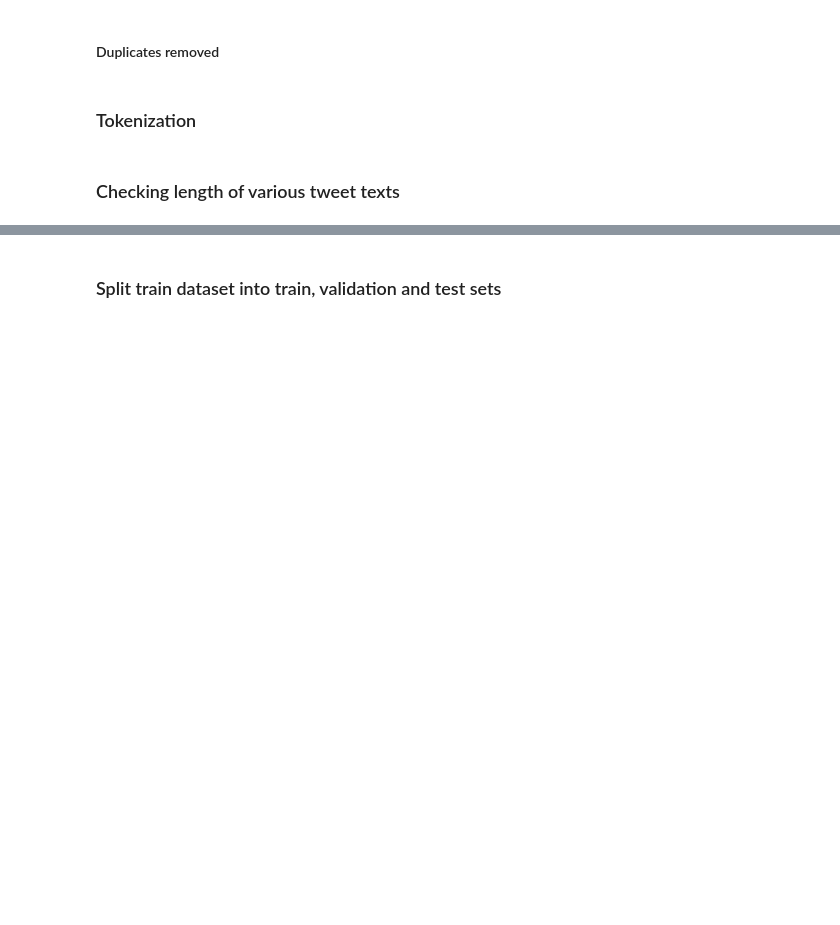
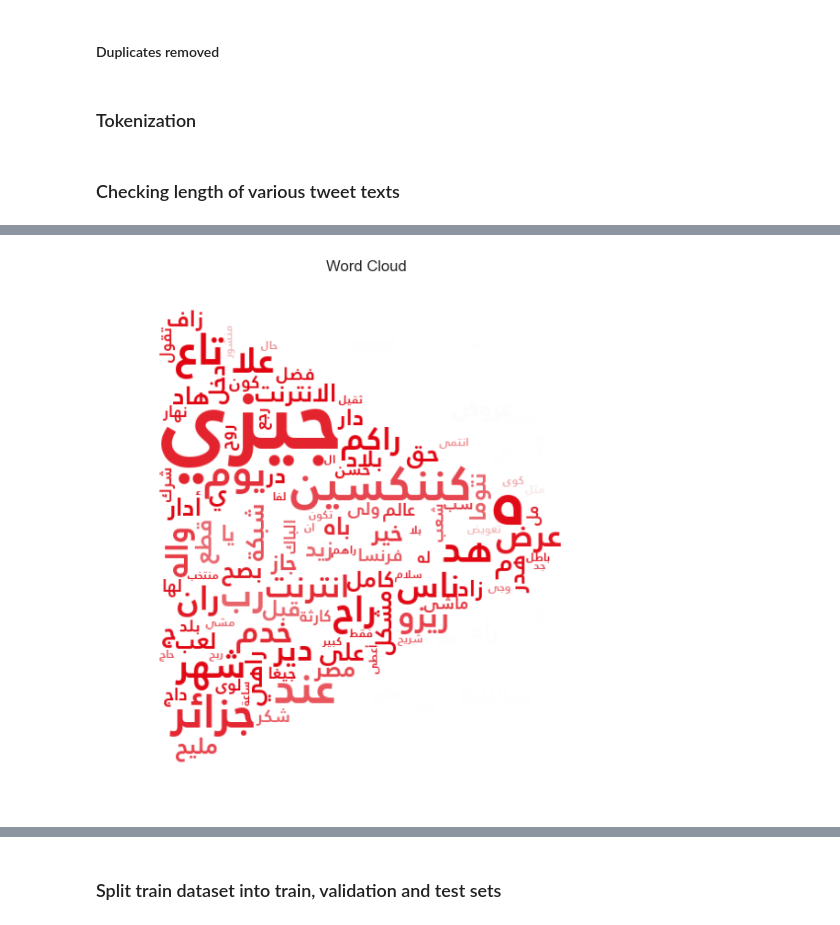
Before and after one commit to alilou2/git-one, a Jupyter notebook: pretraitement.ipynb, the cells around one changed output, grey strips where cells are left out. Cells and saved outputs as stored; diff of their text form; code cells hidden in the pictures; blank space fills up the shorter version.

```diff
--- a/pretraitement.ipynb
+++ b/pretraitement.ipynb
@@ -524,6 +485,6 @@ def tokenization(text):
     words=tokenizer.tokenize(text)
     return words
 # %%
-df['comments_clean']=df['comments_clean'].apply(str)
-if df['comments_clean'].dtype == 'object':
-    df['comments_list'] = df['comments_clean'].apply(tokenization)
+df6['comments_clean']=df6['comments_clean'].apply(str)
+if df6['comments_clean'].dtype == 'object':
+    df6['comments_list'] = df6['comments_clean'].apply(tokenization)
@@ -535,2 +490,0 @@ df1[df1['class']==0].sample(10)
-# %%
-df=df.dropna(subset = ['class','comments_clean'])
@@ -561,0 +514,2 @@ plt.show()
+# %%
+df = df[df['text_len']!=0]
@@ -561,0 +521,25 @@ plt.show()
+# %%
+def plot_wordcloud(class_type):
+    string = ""
+    for i in df[df['class'] == class_type].comments_clean.values:
+        string = string + " " + i.strip()
+    font_path = 'C:/Users/BIGNETWORK/Desktop/PFE/dataset/project/Janna LT Bold/Janna LT Bold.ttf'
+    # Reshape Arabic text for proper rendering
+    reshaped_text = arabic_reshaper.reshape(string)
+    reshaped_text = get_display(reshaped_text)
+    custom_mask = np.array(Image.open('C:/Users/BIGNETWORK/Desktop/PFE/dataset/project/logo_djezzy_play.png'))
+    mask_colors = ImageColorGenerator(custom_mask)
+    wordcloud = WordCloud(background_color='white',max_words=1600, max_font_size=100,
+                          random_state=42, width=custom_mask.shape[1], height=custom_mask.shape[0],
+                          mask=custom_mask, min_font_size=10, color_func=mask_colors,font_path=font_path).generate(reshaped_text)
+
+    plt.figure(figsize=(7, 6))
+    plt.imshow(wordcloud, interpolation='bilinear')
+    plt.axis('off')
+    plt.tight_layout()
+    plt.title('Word Cloud')
+    plt.show()
+# %%
+plot_wordcloud(0)
+# %% [output]
+[figure, added]
```
Also changed, not shown: parts of 141 cells of this notebook.
